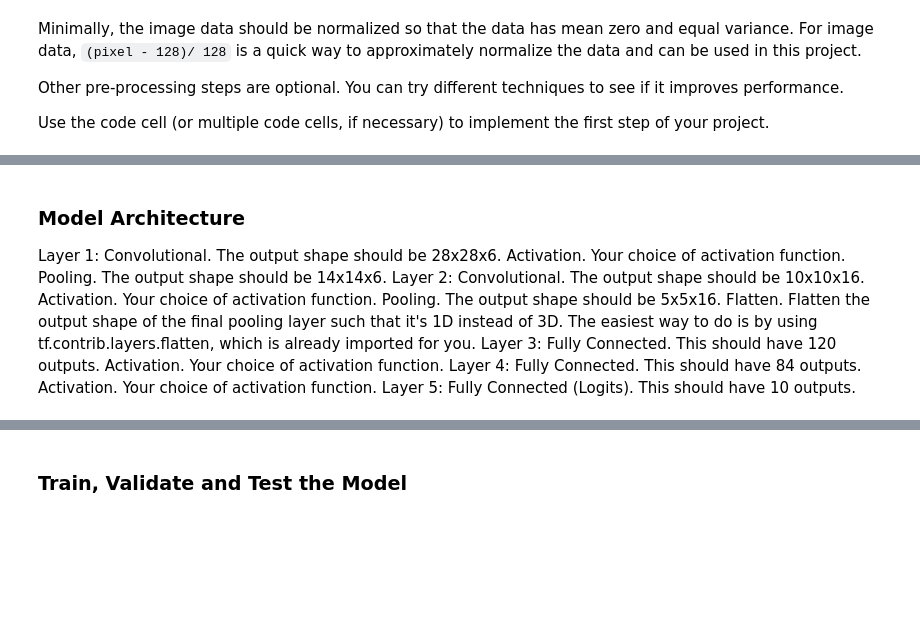
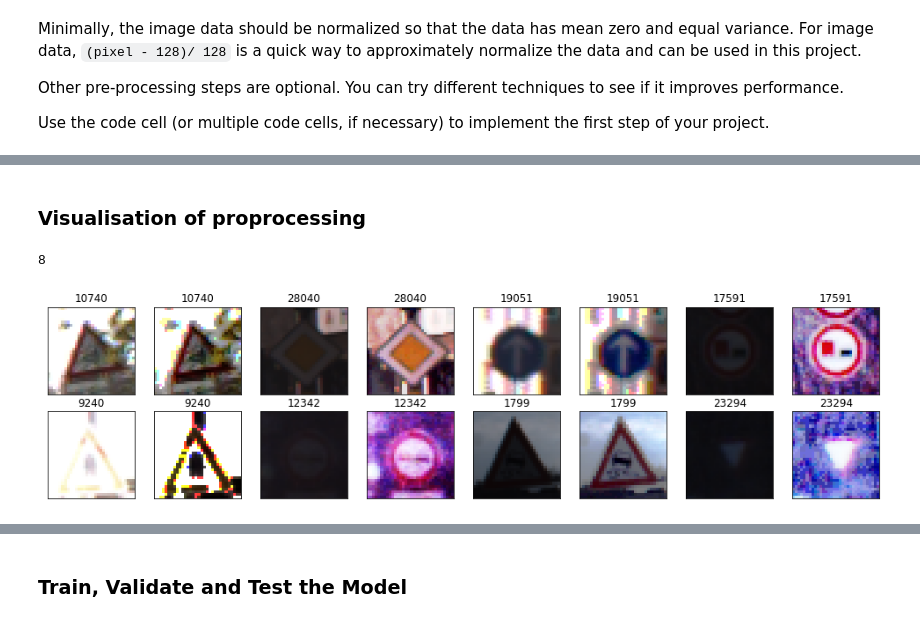
Before and after one commit to stefancyliax/CarND-Traffic-Sign-Classifier-Project, a Jupyter notebook: Traffic_Sign_Classifier.ipynb, the cells around one changed output, grey strips where cells are left out. Saved outputs shown, nothing was run; the diff lists cells and outputs as text; code cells hidden in the pictures; blank space fills up the shorter version.

```diff
--- a/Traffic_Sign_Classifier.ipynb
+++ b/Traffic_Sign_Classifier.ipynb
@@ -283,14 +327,37 @@ X_test = normalize(X_test)
-# %% [markdown]
-### Model Architecture
-Layer 1: Convolutional. The output shape should be 28x28x6.
-Activation. Your choice of activation function.
-Pooling. The output shape should be 14x14x6.
-Layer 2: Convolutional. The output shape should be 10x10x16.
-Activation. Your choice of activation function.
-Pooling. The output shape should be 5x5x16.
-Flatten. Flatten the output shape of the final pooling layer such that it's 1D instead of 3D. The easiest way to do is by using tf.contrib.layers.flatten, which is already imported for you.
-Layer 3: Fully Connected. This should have 120 outputs.
-Activation. Your choice of activation function.
-Layer 4: Fully Connected. This should have 84 outputs.
-Activation. Your choice of activation function.
-Layer 5: Fully Connected (Logits). This should have 10 outputs.
+# %% [markdown]
+### Visualisation of proprocessing
+# %%
+%matplotlib inline
+plt.figure(figsize=(17,4))
+
+print(len(index_bad))
+
+for n, index in enumerate(index_bad):
+    image = X_train[index]
+    plt.subplot(2,8,2*n+1)
+    plt.xticks([]), plt.yticks([])
+    plt.imshow(image, cmap="gray")
+    plt.title(index)
+
+    plt.subplot(2,8,2*n+2)
+    plt.xticks([]), plt.yticks([])
+    plt.imshow(contrast(image), cmap="gray")
+    plt.title(index)
+
+plt.show()
+
+#plt.figure(figsize=(17,4))
+#image = X_train[12342]
+#plt.subplot(1,9,1)
+#plt.imshow(image, cmap="gray")
+#plt.imshow(blur(image), cmap="gray")
+#plt.imshow(noise(image), cmap="gray")
+#plt.imshow(project_left(image), cmap="gray")
+#plt.imshow(project_right(image), cmap="gray")
+#plt.imshow(rotate_left(image), cmap="gray")
+#plt.imshow(rotate_left(image), cmap="gray")
+#plt.imshow(shear_right(image), cmap="gray")
+#plt.imshow(shear_left(image), cmap="gray")
+# %% [output]
+8
+[figure, added]
```
Also changed, not shown: parts of 20 cells of this notebook, 8 other files.
